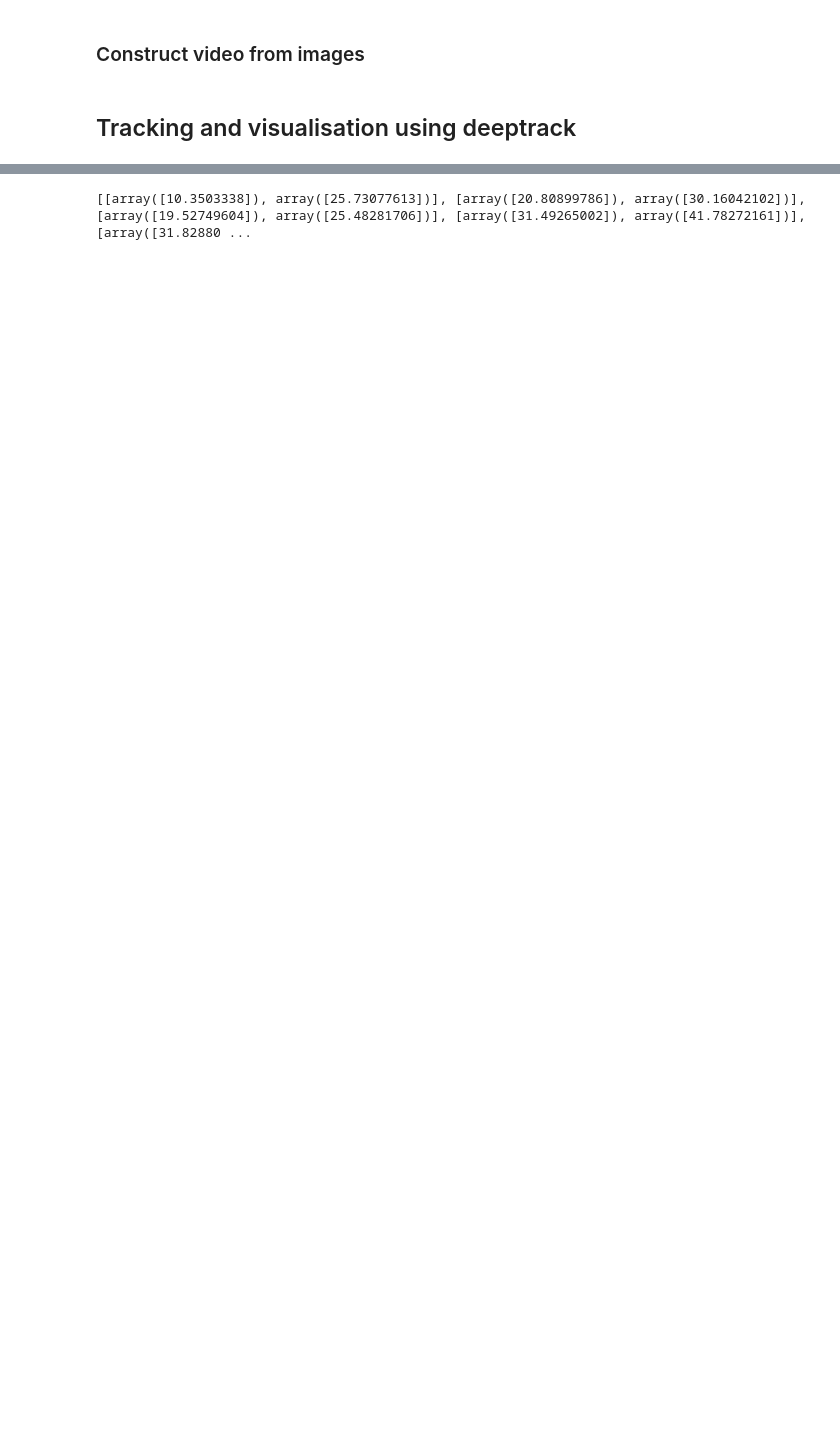
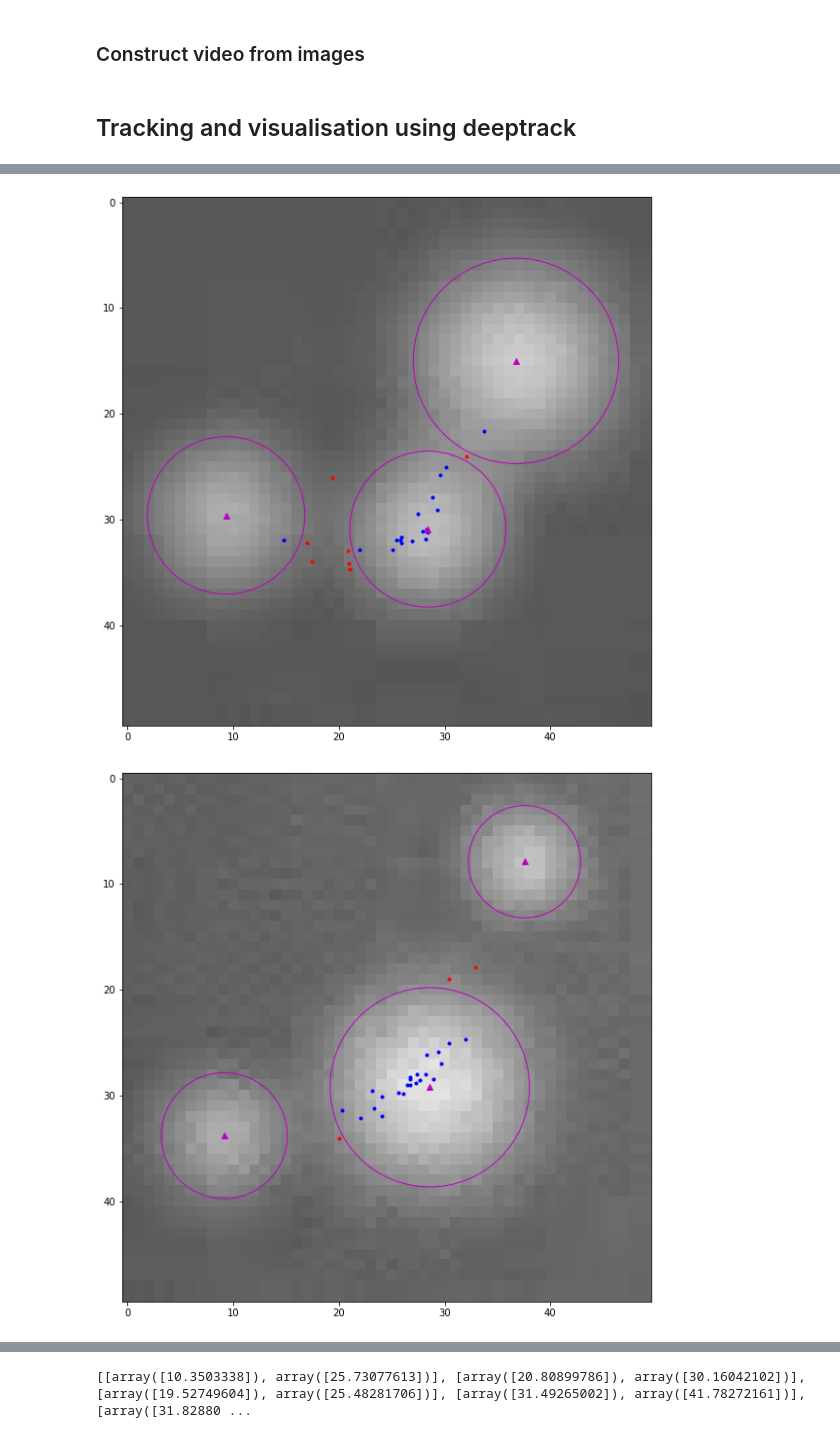
Before and after one commit to FredrikMeisingseth/DeepTrack, a Jupyter notebook: DeepTrack 1.0/single particle benchmarking.ipynb, the cells around one changed output, grey strips where cells are left out. Cells and saved outputs as stored; diff of their text form; code cells hidden in the pictures; blank space fills up the shorter version.

Commit message:
fixed single particle banchmarking

```diff
--- a/DeepTrack 1.0/single particle benchmarking.ipynb
+++ b/DeepTrack 1.0/single particle benchmarking.ipynb
@@ -19,7 +19,7 @@ def get_image_parameters_preconfig(image_size=256):
     from numpy import ones
     from math import pi
 
-    particle_number = 2
+    particle_number = randint(2, 5)
     particle_radius_list = uniform(5, 10, particle_number)
     (particle_center_x_list, particle_center_y_list) = IG.get_particle_positions(particle_radius_list, image_size)
 
@@ -52,8 +52,6 @@ get_image_parameters_function=lambda: get_image_parameters_preconfig(image_size
 
 batch_images,batch_labels,batch_predictions, particle_positions_and_radiuses = IG.get_batch(get_image_parameters_function = get_image_parameters_function,batch_size=10, include_particle_positions_and_radiuses = True)
 
-particle_positions_and_radiuses = np.asarray(particle_positions_and_radiuses)
-print(particle_positions_and_radiuses.shape)
 number_of_images_to_save = 10
 
 for image_number,image in enumerate(batch_images):
@@ -121,26 +128,74 @@ from numpy import sqrt
 
 particle_radial_distance_threshold = 20
 particle_maximum_interdistance = 30
+misses = []
 
 for i in range(number_frames_to_be_tracked):
     predictions_for_frame_i = predicted_positions_wrt_frame[i,:,:,:]
     nr_predictions = predictions_for_frame_i[:,0,0].shape[0]
-    nr_real_particles = particle_positions_and_radiuses[i].shape[1]
+    nr_real_particles = len(particle_positions_and_radiuses[i][0])
     count = 0
 
     for j in range(nr_predictions):
         for k in range(nr_predictions):
-            if(predictions_for_frame[j,k,:][2] < particle_radial_distance_threshold):
+            if(predictions_for_frame_i[j,k,:][2] < particle_radial_distance_threshold):
+                hasHit = False
                 for part in range(nr_real_particles):
-                    distance_x = (predictions_for_frame_i[j,k,0] - particle_positions_and_radiuses[i,0,part])**2
-                    distance_y = (predictions_for_frame_i[j,k,1] - particle_positions_and_radiuses[i,1,part])**2
+                    distance_x = (predictions_for_frame_i[j,k,0] - particle_positions_and_radiuses[i][0][part])**2
+                    distance_y = (predictions_for_frame_i[j,k,1] - particle_positions_and_radiuses[i][1][part])**2
                     distance = sqrt(distance_x + distance_y)
-                    if(distance < particle_positions_and_radiuses[i,2,part]):
-                        count += 1
+
+                    if(distance < particle_positions_and_radiuses[i][2][part]):
+                        hasHit = True
+
+                if(hasHit):count += 1
+                else: misses.append((i,j,k))
+
+
+
 
     print(nr_predictions)
     print(nr_real_particles)
     print(count)
+    #print(misses)
     print()
+
+
+### Visualize tracked frames
+for i in range(number_frames_to_be_tracked):
+
+    particle_positions_x = []
+    particle_positions_y = []
+
+    # Show frame
+    fig = plt.figure(figsize=(10, 10))
+    plt.imshow(frames[i], cmap='gray', vmin=0, vmax=1)
+    nr_real_particles = len(particle_positions_and_radiuses[i][0])
+
+    # Threshold the radial distance of the predicted points
+    for j in range(predicted_positions_wrt_frame.shape[1]):
+        for k in range(predicted_positions_wrt_frame.shape[2]):
+
+            if predicted_positions_wrt_frame[i, j, k, 2] \
+                < particle_radial_distance_threshold:
+
+                if((i,j,k) in misses):
+                    # Plot the predicted points
+                    plt.plot(predicted_positions_wrt_frame[i, j, k, 1],
+                             predicted_positions_wrt_frame[i, j, k, 0], '.r')
+                else:
+                    # Plot the predicted points
+                    plt.plot(predicted_positions_wrt_frame[i, j, k, 1],
+                             predicted_positions_wrt_frame[i, j, k, 0], '.b')
+
+    for part in range(nr_real_particles):
+        plt.plot(particle_positions_and_radiuses[i][1][part],
+                             particle_positions_and_radiuses[i][0][part], '^m')
+        circle = plt.Circle((particle_positions_and_radiuses[i][1][part], particle_positions_and_radiuses[i][0][part]), particle_positions_and_radiuses[i][2][part], color='m', fill=False)
+        plt.gcf().gca().add_artist(circle)
+
+
+#(particle_positions, particle_centroids) = DT.show_tracked_frames(particle_radial_distance_threshold, particle_maximum_interdistance,
+ #                      number_tracked_frames, frames, predicted_positions_wrt_frame)
 # %% [output]
 5
@@ -162,0 +218,2 @@ for i in range(number_frames_to_be_tracked):
+[figure, added]
+[figure, added]
```
Also changed, not shown: parts of 3 cells of this notebook, 1 other file.
